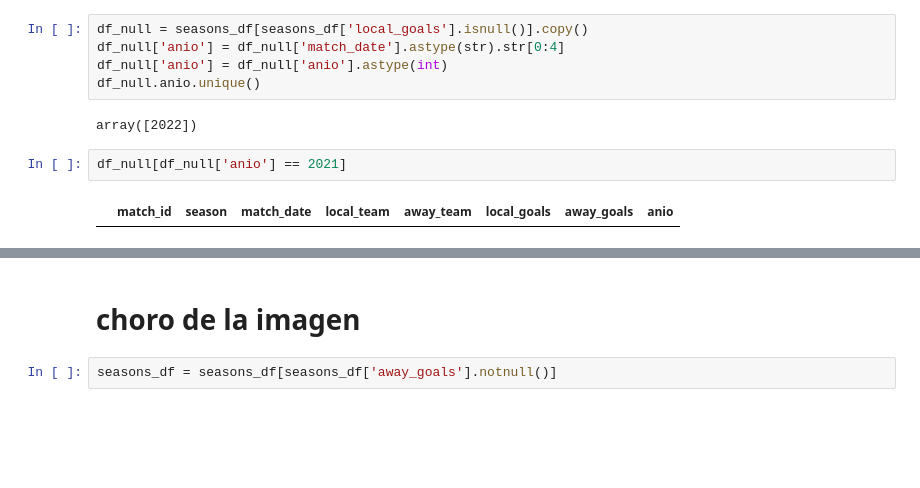
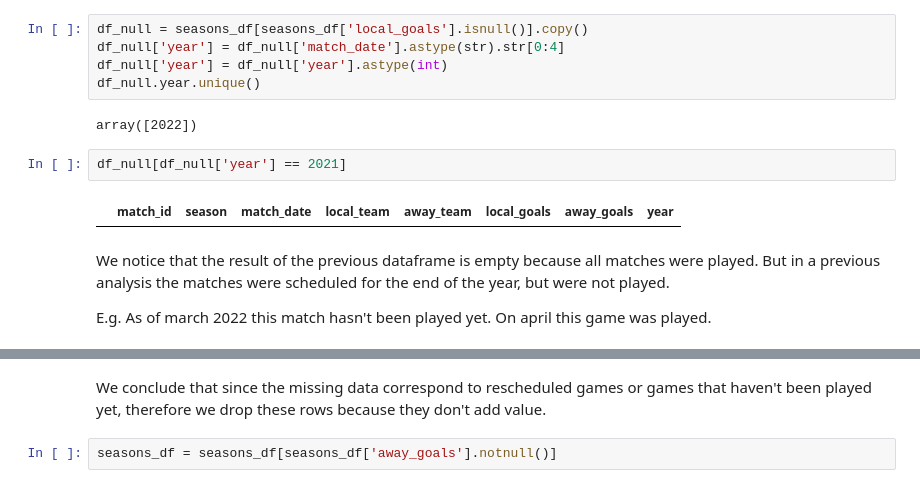
Before and after one commit to FabianOrduna/cuddly-broccoli, a Jupyter notebook: model/experiments.ipynb, the cells around one changed output, grey strips where cells are left out. Cells and saved outputs as stored; diff of their text form; blank space fills up the shorter version.

```diff
--- a/model/experiments.ipynb
+++ b/model/experiments.ipynb
@@ -174,18 +181,22 @@ As you can see, according to the match date the missing values correspond to mat
 # %%
 df_null = seasons_df[seasons_df['local_goals'].isnull()].copy()
-df_null['anio'] = df_null['match_date'].astype(str).str[0:4]
-df_null['anio'] = df_null['anio'].astype(int)
-df_null.anio.unique()
+df_null['year'] = df_null['match_date'].astype(str).str[0:4]
+df_null['year'] = df_null['year'].astype(int)
+df_null.year.unique()
 # %% [output]
 array([2022])
 # %%
-df_null[df_null['anio'] == 2021]
+df_null[df_null['year'] == 2021]
 # %% [output]
-|  | match_id | season | match_date | local_team | away_team | local_goals | away_goals | anio |
+|  | match_id | season | match_date | local_team | away_team | local_goals | away_goals | year |
+# %% [markdown]
+We notice that the result of the previous dataframe is empty because all matches were played. But in a previous analysis the matches were scheduled for the end of the year, but were not played.
+
+E.g. As of march 2022 this match hasn't been played yet. On april this game was played.
 # %% [markdown]
 ![image](image_nullmatch.png)
-# %% [markdown]
-# choro de la imagen
+# %% [markdown]
+We conclude that since the missing data correspond to rescheduled games or games that haven't been played yet, therefore we drop these rows because they don't add value.
 # %%
 seasons_df = seasons_df[seasons_df['away_goals'].notnull()]
 # %%
```
Also changed, not shown: parts of 47 cells of this notebook.
